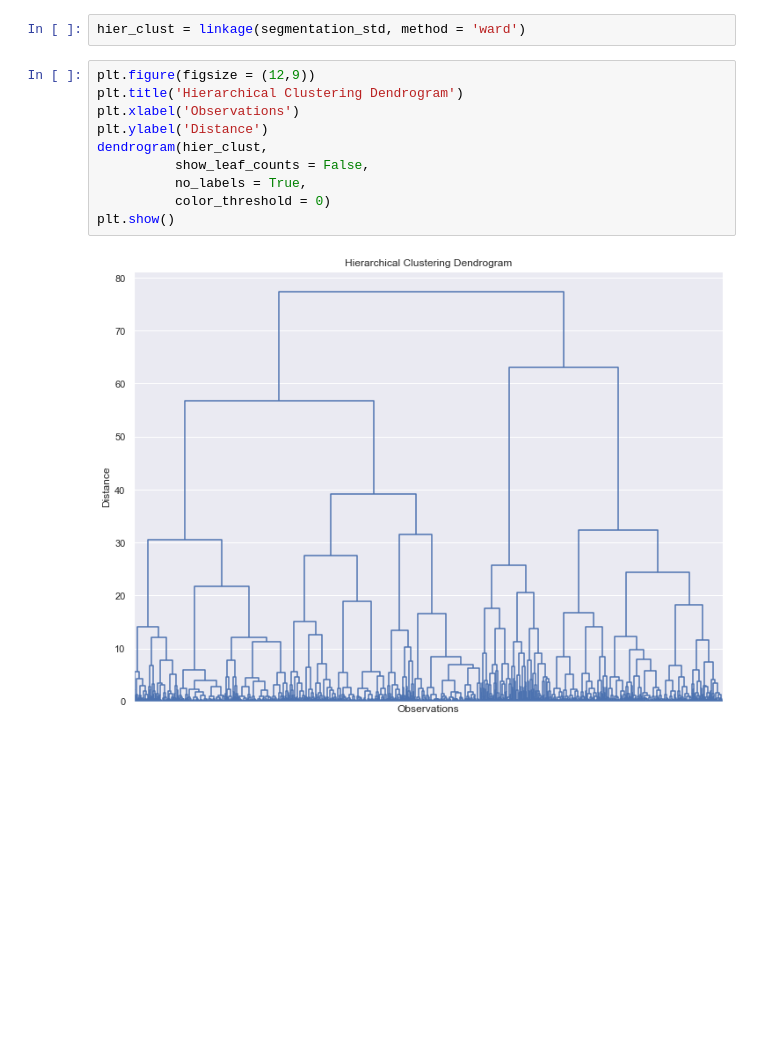
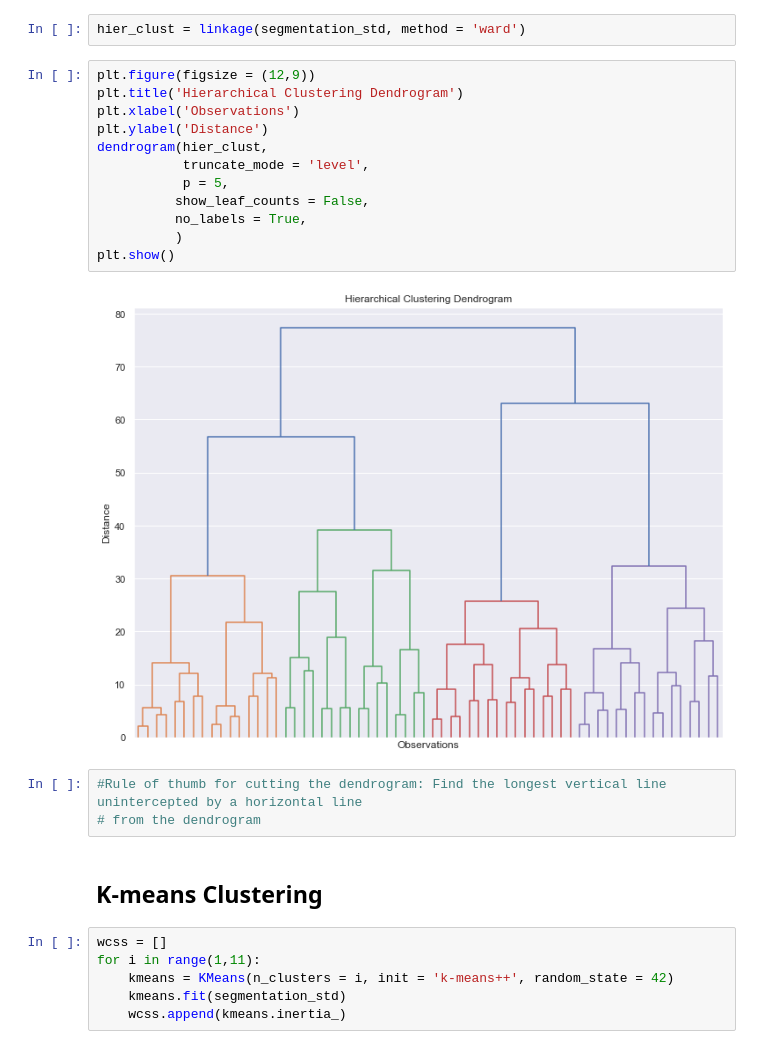
Before and after one commit to MohamedSalihDev/Customer_Segmentation_1, a Jupyter notebook: Segmentation_Project_1.ipynb, the cells around one changed output. Saved outputs shown, nothing was run; the diff lists cells and outputs as text; blank space fills up the shorter version.

```diff
--- a/Segmentation_Project_1.ipynb
+++ b/Segmentation_Project_1.ipynb
@@ -89,12 +90,25 @@ hier_clust = linkage(segmentation_std, method = 'ward')
 # %%
 plt.figure(figsize = (12,9))
 plt.title('Hierarchical Clustering Dendrogram')
 plt.xlabel('Observations')
 plt.ylabel('Distance')
 dendrogram(hier_clust,
+           truncate_mode = 'level',
+           p = 5,
           show_leaf_counts = False,
           no_labels = True,
-          color_threshold = 0)
+          )
 plt.show()
 # %% [output]
-[figure, old version]
+[figure, new version]
+# %%
+#Rule of thumb for cutting the dendrogram: Find the longest vertical line unintercepted by a horizontal line
+# from the dendrogram
+# %% [markdown]
+## K-means Clustering
+# %%
+wcss = []
+for i in range(1,11):
+    kmeans = KMeans(n_clusters = i, init = 'k-means++', random_state = 42)
+    kmeans.fit(segmentation_std)
+    wcss.append(kmeans.inertia_)
```
Also changed, not shown: parts of 4 cells of this notebook.
